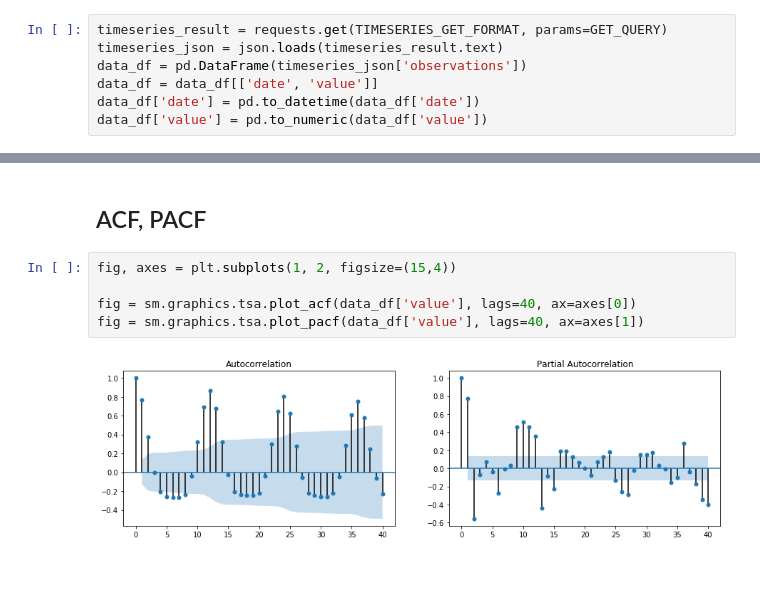
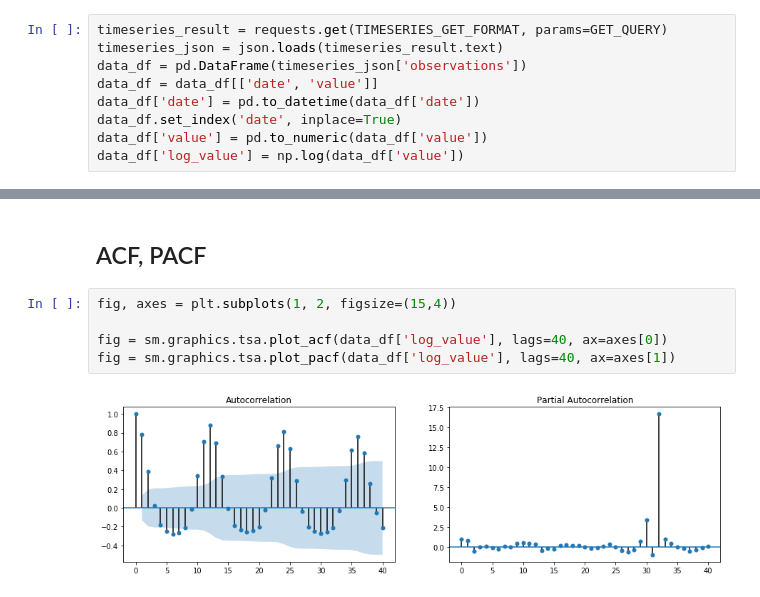
Before and after one commit to matsueushi/timeseries_notebook, a Jupyter notebook: timeseries_python.ipynb, the cells around one changed output, grey strips where cells are left out. Saved outputs shown, nothing was run; the diff lists cells and outputs as text.

```diff
--- a/timeseries_python.ipynb
+++ b/timeseries_python.ipynb
@@ -56,6 +56,8 @@ timeseries_json = json.loads(timeseries_result.text)
 data_df = pd.DataFrame(timeseries_json['observations'])
 data_df = data_df[['date', 'value']]
 data_df['date'] = pd.to_datetime(data_df['date'])
+data_df.set_index('date', inplace=True)
 data_df['value'] = pd.to_numeric(data_df['value'])
+data_df['log_value'] = np.log(data_df['value'])
 # %%
 plt.figure(figsize=(8, 6))
@@ -171,7 +175,7 @@ https://towardsdatascience.com/an-end-to-end-project-on-time-series-analysis-and
 # %%
 fig, axes = plt.subplots(1, 2, figsize=(15,4))
 
-fig = sm.graphics.tsa.plot_acf(data_df['value'], lags=40, ax=axes[0])
-fig = sm.graphics.tsa.plot_pacf(data_df['value'], lags=40, ax=axes[1])
+fig = sm.graphics.tsa.plot_acf(data_df['log_value'], lags=40, ax=axes[0])
+fig = sm.graphics.tsa.plot_pacf(data_df['log_value'], lags=40, ax=axes[1])
 # %% [output]
-[figure, old version]
+[figure, new version]
```
Also changed, not shown: parts of 20 cells of this notebook, 1 other file.
